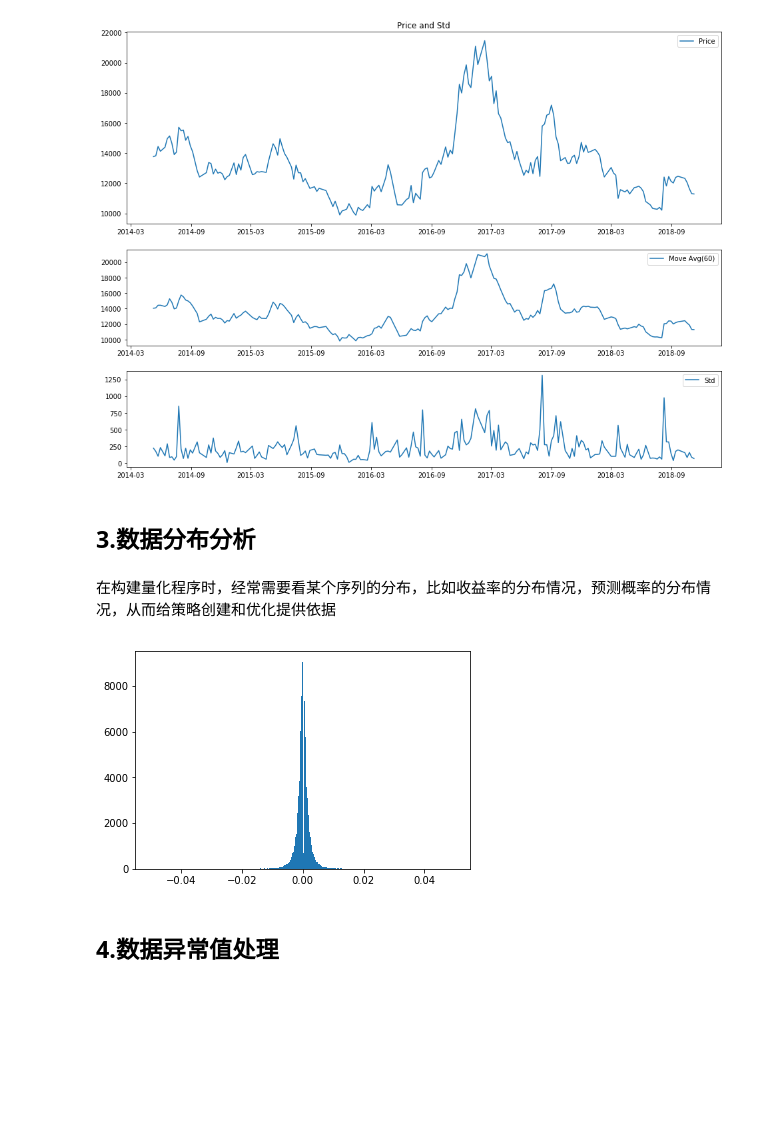
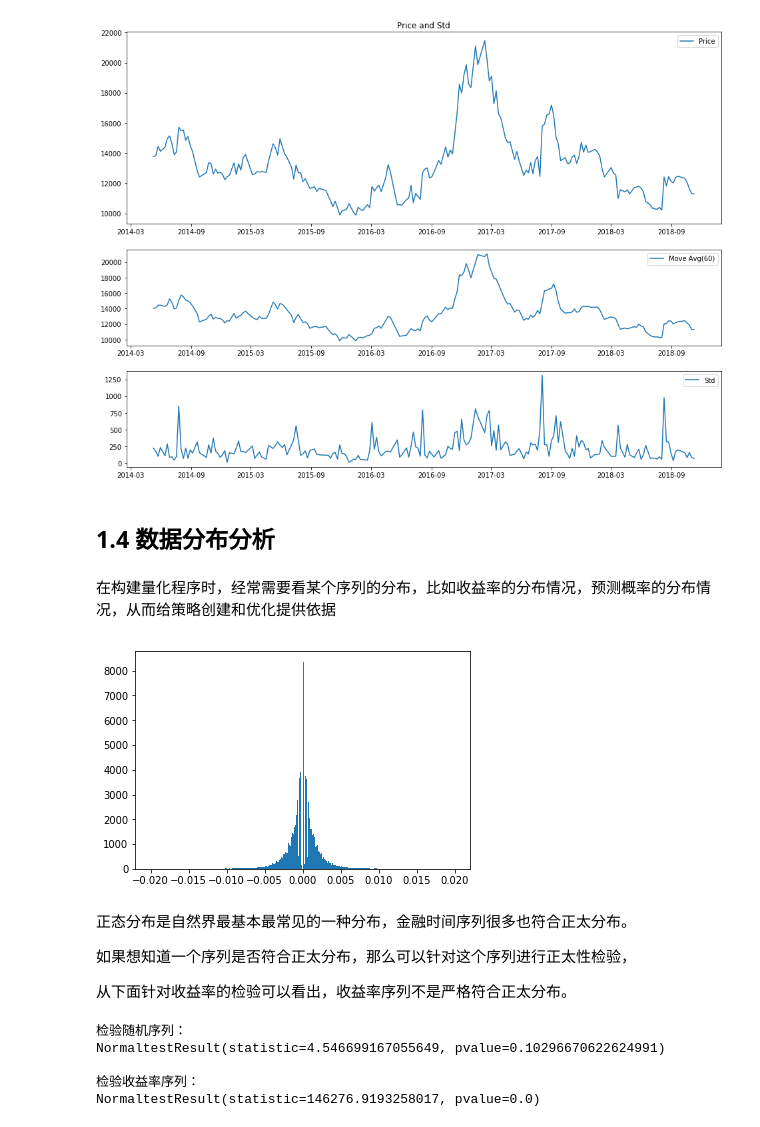
Before and after one commit to quanttrade/AI_Quant_Course, a Jupyter notebook: notebook/02.Working_with_data&feature.ipynb, the cells around one changed output. Saved outputs shown, nothing was run; the diff lists cells and outputs as text; code cells hidden in the pictures; blank space fills up the shorter version.

```diff
--- a/notebook/02.Working_with_data&feature.ipynb
+++ b/notebook/02.Working_with_data&feature.ipynb
@@ -247,13 +251,14 @@ datetime
 [201 rows x 7 columns]
 [figure]
 # %% [markdown]
-<h2>3.数据分布分析</h2>
+<h2>1.4 数据分布分析</h2>
 # %% [markdown]
 在构建量化程序时，经常需要看某个序列的分布，比如收益率的分布情况，预测概率的分布情况，从而给策略创建和优化提供依据
 # %%
 #查看序列的分布情况，可以看到大部分收益率接近0，收益率基本呈现正态分布
 returns=data.Close/data.Close.shift(1) - 1.0  #5分钟bar的收益率
 returns.dropna(how='any',inplace=True)
-_ = plt.hist(returns.values,bins=300,range=[-0.05,0.05])
+_ = plt.hist(returns.values,bins=300,range=[-0.02,0.02])
+plt.show()
 # %% [output]
-[figure, old version]
+[figure, new version]
@@ -262,2 +265,24 @@ _ = plt.hist(returns.values,bins=300,range=[-0.05,0.05])
-# %% [markdown]
-<h2>4.数据异常值处理</h2>
+# %% [markdown]
+正态分布是自然界最基本最常见的一种分布，金融时间序列很多也符合正太分布。
+
+如果想知道一个序列是否符合正太分布，那么可以针对这个序列进行正太性检验，
+
+从下面针对收益率的检验可以看出，收益率序列不是严格符合正太分布。
+# %%
+#检验序列是否符合正太分布，可以采用scipy.stats.normaltest(a, axis=0, nan_policy=’propagate’)模块进行检验
+#返回结果，如果p值大于0.5一般认为符合正态分布
+from scipy.stats import normaltest
+print('检验随机序列：')
+n1=normaltest(np.random.normal(size=50000))
+print(n1)
+print()
+
+print('检验收益率序列：')
+n2=normaltest(returns,axis=None)
+print(n2)
+# %% [output]
+检验随机序列：
+NormaltestResult(statistic=4.546699167055649, pvalue=0.10296670622624991)
+
+检验收益率序列：
+NormaltestResult(statistic=146276.9193258017, pvalue=0.0)
```
Also changed, not shown: parts of 19 cells of this notebook.
